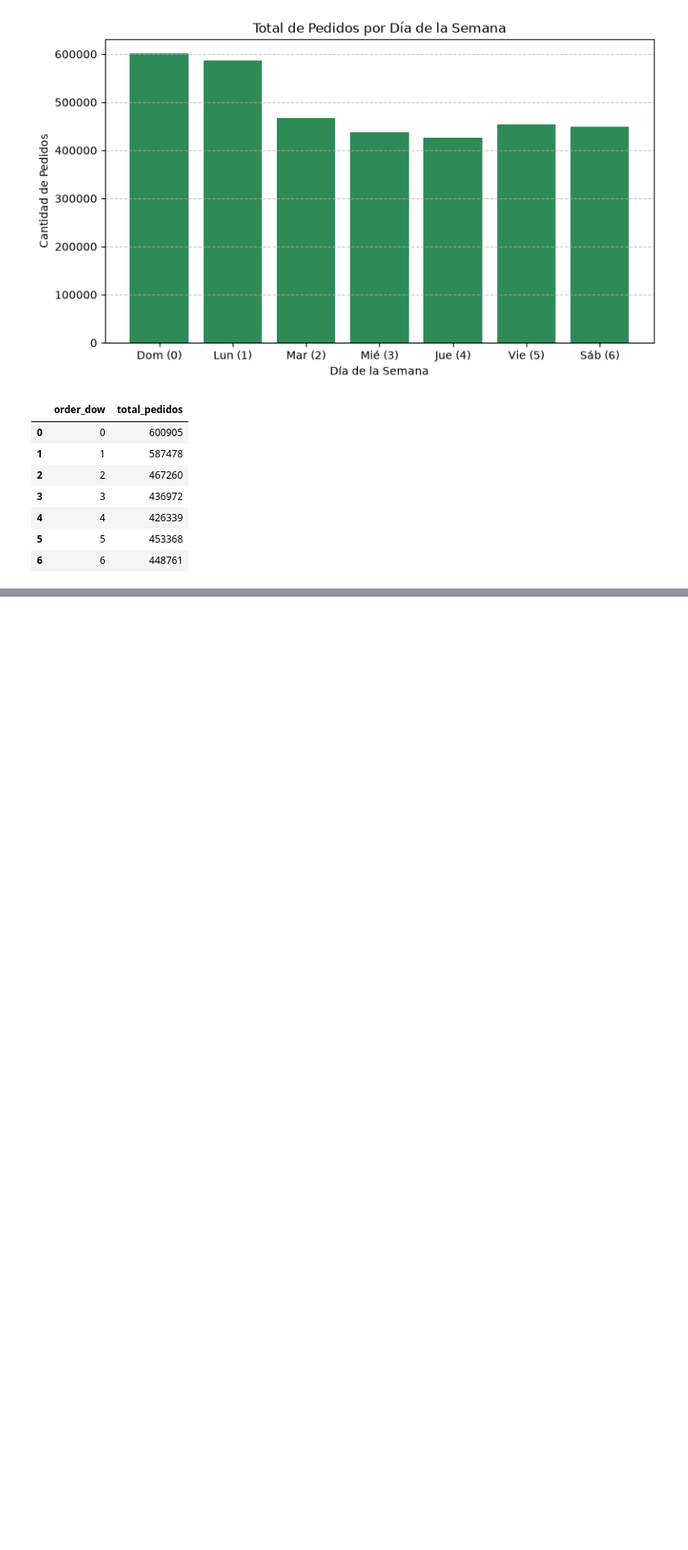
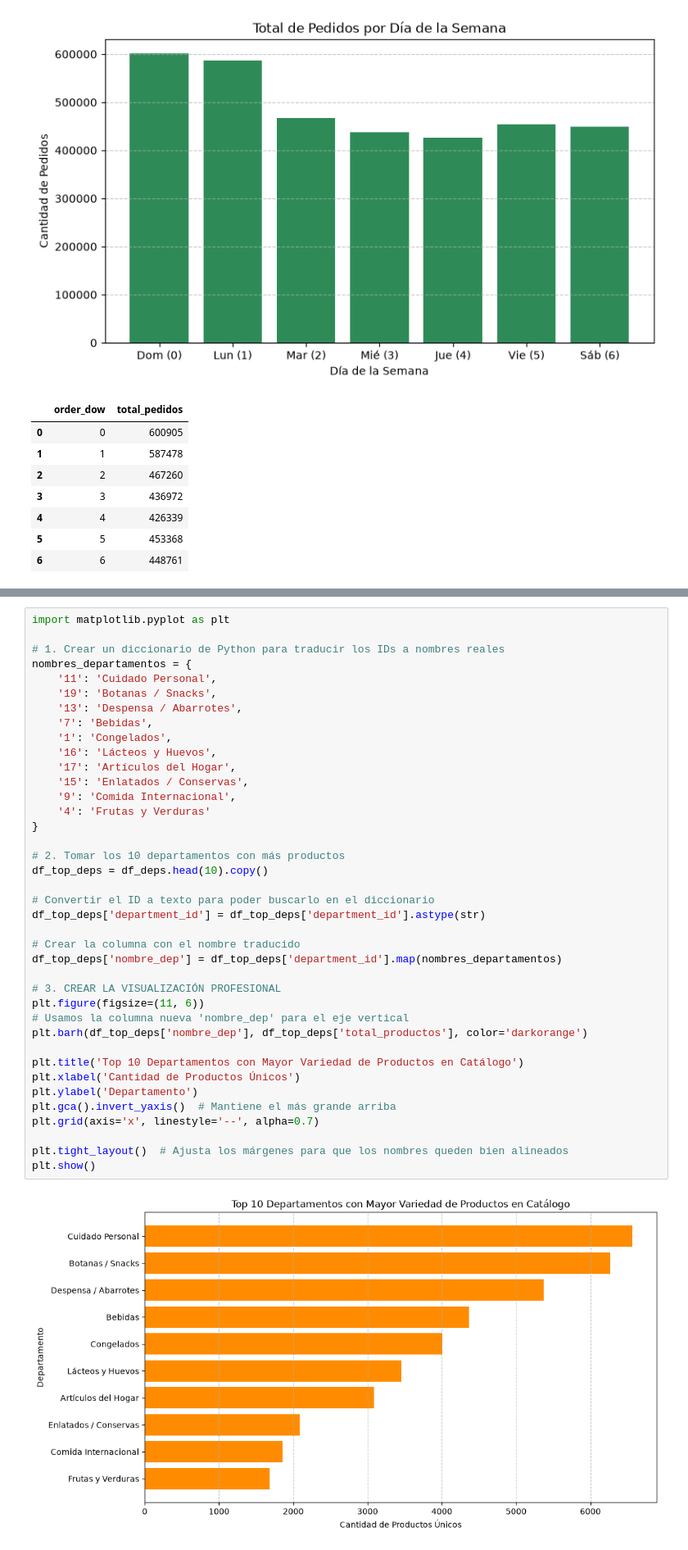
Before and after one commit to danielocutus-tech/practica_sqlite3_profesional, a Jupyter notebook: practica_sqlite3_profesional.ipynb, the cells around one changed output, grey strips where cells are left out. Shown at 82% size. Saved outputs shown, nothing was run; the diff lists cells and outputs as text; blank space fills up the shorter version.

```diff
--- a/practica_sqlite3_profesional.ipynb
+++ b/practica_sqlite3_profesional.ipynb
@@ -330,0 +434,41 @@ display(df_dias)
+# %%
+import matplotlib.pyplot as plt
+
+# 1. Crear un diccionario de Python para traducir los IDs a nombres reales
+nombres_departamentos = {
+    '11': 'Cuidado Personal',
+    '19': 'Botanas / Snacks',
+    '13': 'Despensa / Abarrotes',
+    '7': 'Bebidas',
+    '1': 'Congelados',
+    '16': 'Lácteos y Huevos',
+    '17': 'Artículos del Hogar',
+    '15': 'Enlatados / Conservas',
+    '9': 'Comida Internacional',
+    '4': 'Frutas y Verduras'
+}
+
+# 2. Tomar los 10 departamentos con más productos
+df_top_deps = df_deps.head(10).copy()
+
+# Convertir el ID a texto para poder buscarlo en el diccionario
+df_top_deps['department_id'] = df_top_deps['department_id'].astype(str)
+
+# Crear la columna con el nombre traducido
+df_top_deps['nombre_dep'] = df_top_deps['department_id'].map(nombres_departamentos)
+
+# 3. CREAR LA VISUALIZACIÓN PROFESIONAL
+plt.figure(figsize=(11, 6))
+# Usamos la columna nueva 'nombre_dep' para el eje vertical
+plt.barh(df_top_deps['nombre_dep'], df_top_deps['total_productos'], color='darkorange')
+
+plt.title('Top 10 Departamentos con Mayor Variedad de Productos en Catálogo')
+plt.xlabel('Cantidad de Productos Únicos')
+plt.ylabel('Departamento')
+plt.gca().invert_yaxis()  # Mantiene el más grande arriba
+plt.grid(axis='x', linestyle='--', alpha=0.7)
+
+plt.tight_layout()  # Ajusta los márgenes para que los nombres queden bien alineados
+plt.show()
+# %% [output]
+[figure, added]
```
Also changed, not shown: parts of 16 cells of this notebook.
